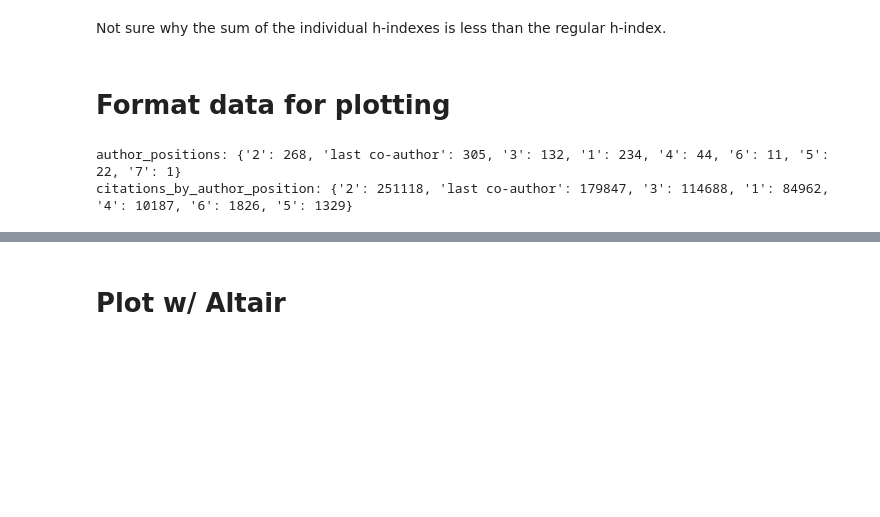
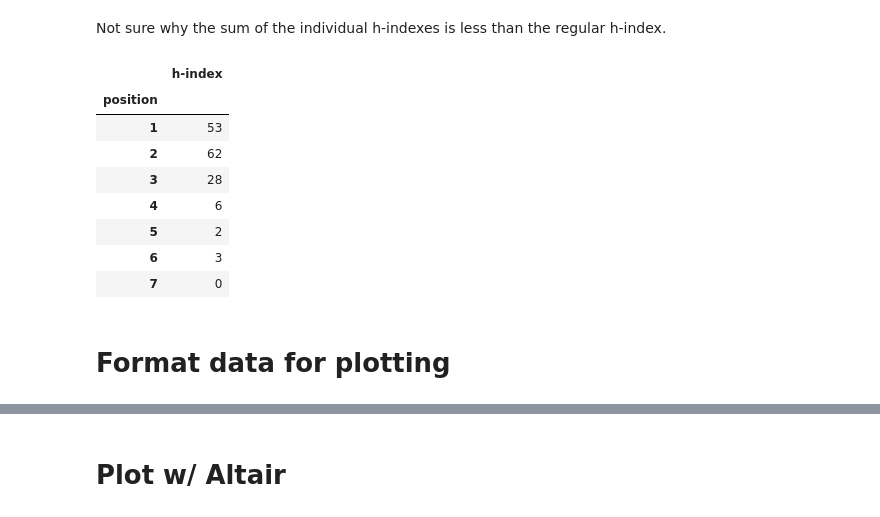
Before and after one commit to owenburton/scholar-stats, a Jupyter notebook: notebooks/scrape-author-positions.ipynb, the cells around one changed output, grey strips where cells are left out. Cells and saved outputs as stored; diff of their text form; code cells hidden in the pictures; blank space fills up the shorter version.

```diff
--- a/notebooks/scrape-author-positions.ipynb
+++ b/notebooks/scrape-author-positions.ipynb
@@ -190,7 +190,9 @@ def get_hindexes(dataframes):
         df = df.reset_index()
         df = df.query('citations >= index')
         # checking if there are no citations
-        if df.shape[0] > 0:
+        if df.shape[0] <= 0:
+            hindexes_dict[k] = 0
+        else:
             hindexes_dict[k] = df.shape[0] - 1
 
     return hindexes_dict
@@ -217,57 +219,17 @@ temp_df.shape[0] - 1
 159
 # %% [markdown]
 Not sure why the sum of the individual h-indexes is less than the regular h-index.
+# %%
+pd.DataFrame({'position': list(hindexes_d.keys()), 'h-index': list(hindexes_d.values())}).set_index('position')
+# %% [output]
+|  | h-index |
+| position |  |
+| 1 | 53 |
+| 2 | 62 |
+| 3 | 28 |
+| 4 | 6 |
+| 5 | 2 |
+| 6 | 3 |
+| 7 | 0 |
 # %% [markdown]
 # Format data for plotting
-# %%
-# get author position counts
-author_positions = {}
-citations_by_author_position = {}
-
-author_lists = [names.split(', ') for names in authors]
-
-# iterate through the lists of names and list of citations at the same time
-for names, c in zip(author_lists, citations_lis):
-    match = process.extractOne(author_name, names)[0]
-
-    # iterate through the names in each list of names
-    for i, author in enumerate(names):
-
-        # if the current name is the name of the queried author
-        if author == match:
-
-            # check if last co-author
-            if i == len(names)-1 and len(names) > 1:
-#                 print(names)
-#                 print(len(names))
-#                 print(i)
-                if 'last co-author' in author_positions:
-                    author_positions['last co-author'] += 1
-                    if c:
-                        citations_by_author_position['last co-author'] += c
-                else:
-                    author_positions['last co-author'] = 1
-                    if c:
-                        citations_by_author_position['last co-author'] = c
-
-            # if this co-author position has already been seen before
-            if str(i+1) in author_positions:
-                author_positions[str(i+1)] += 1
-                # check if there is a count of citations or if it's null
-                if c:
-                    citations_by_author_position[str(i+1)] += c
-
-            # if this co-author position has NOT been seen before
-            else:
-                author_positions[str(i+1)] = 1
-                if c:
-                    citations_by_author_position[str(i+1)] = c
-
-            # return to the previous loop (next list of co-author names)
-            break
-
-print(f'author_positions: {author_positions}')
-print(f'citations_by_author_position: {citations_by_author_position}')
-# %% [output]
-author_positions: {'2': 268, 'last co-author': 305, '3': 132, '1': 234, '4': 44, '6': 11, '5': 22, '7': 1}
-citations_by_author_position: {'2': 251118, 'last co-author': 179847, '3': 114688, '1': 84962, '4': 10187, '6': 1826, '5': 1329}
```
Also changed, not shown: parts of 13 cells of this notebook, 2 other files.
